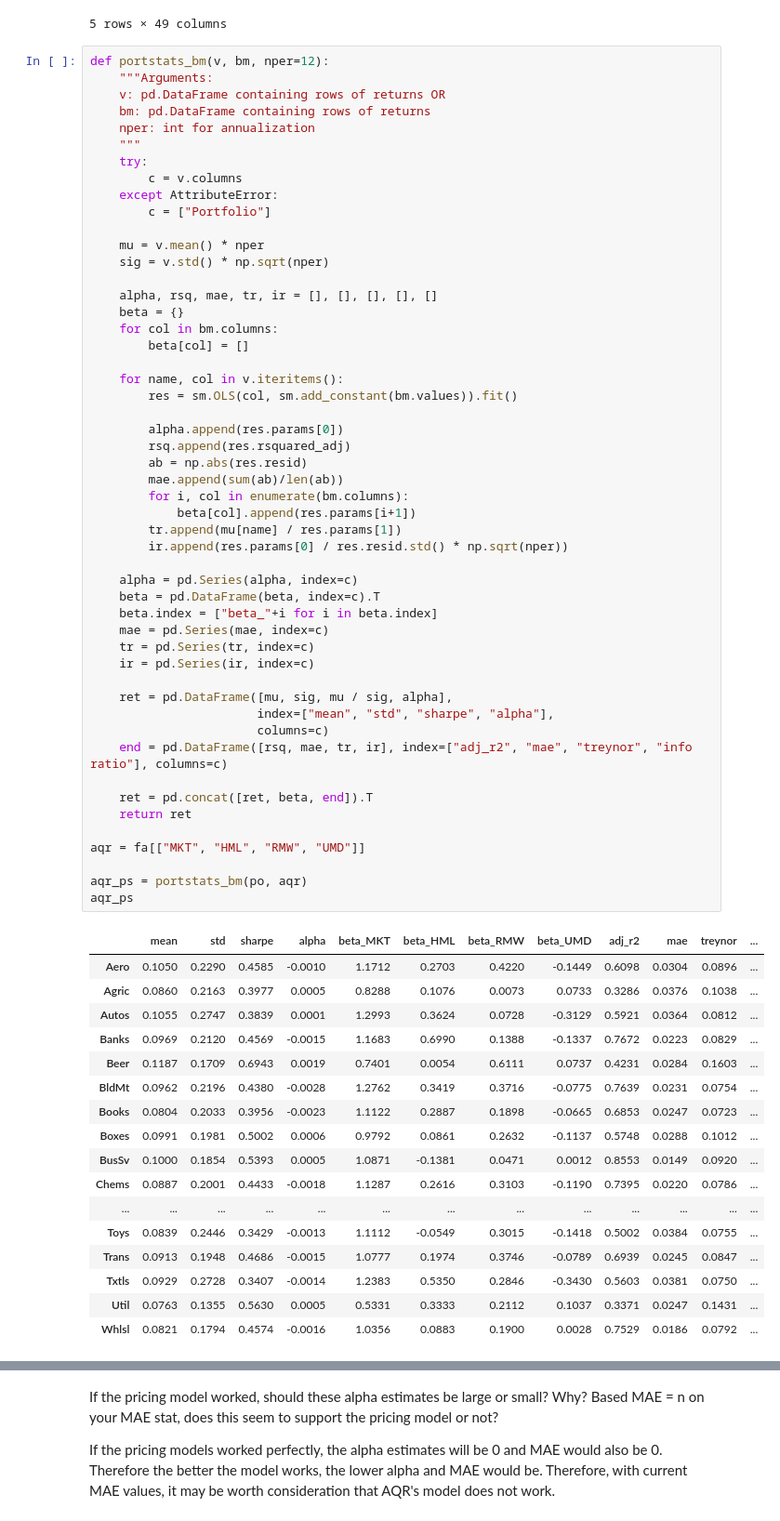
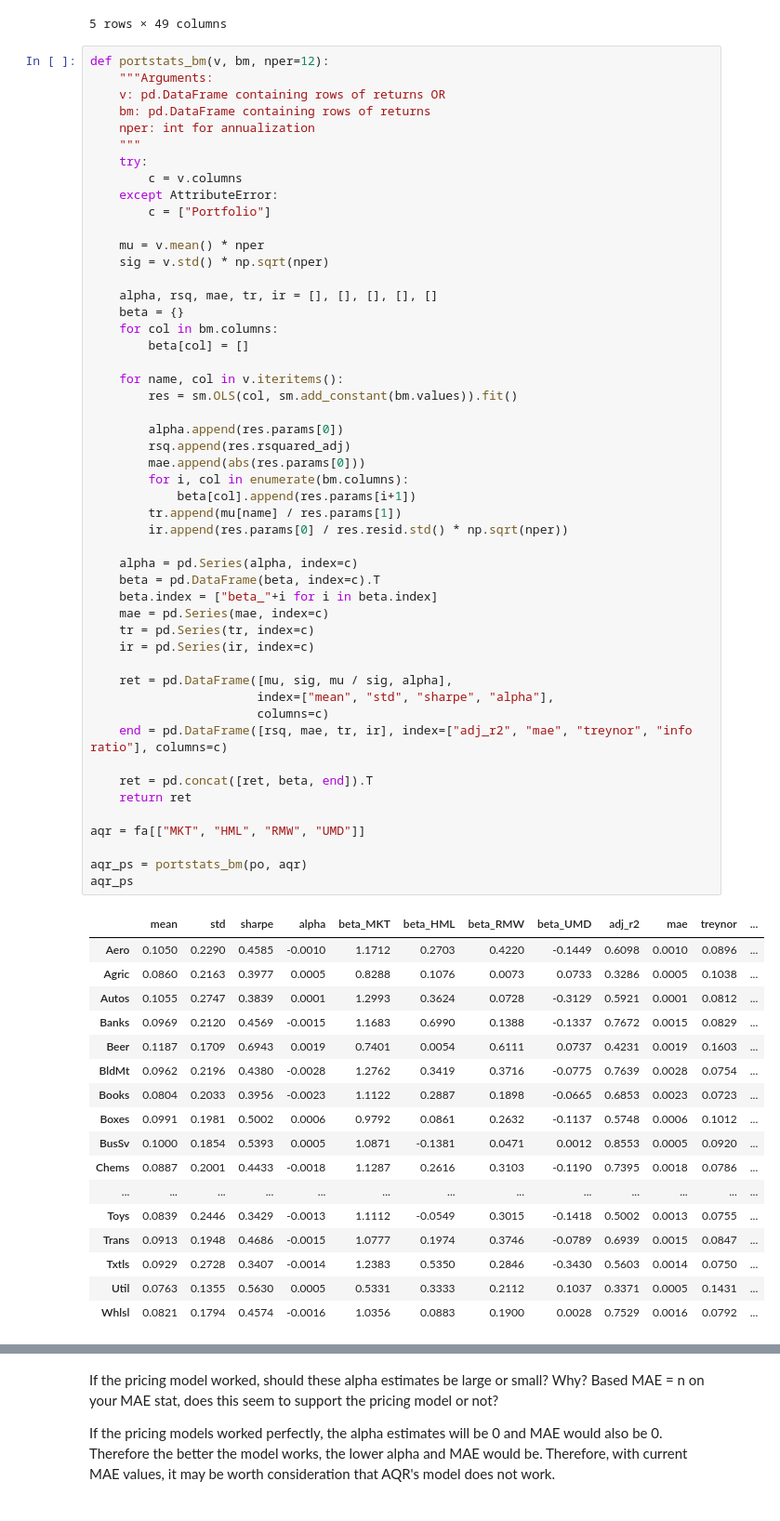
Before and after one commit to philipwlee/portrisk, a Jupyter notebook: hw5/hw5.ipynb, the cells around one changed output, grey strips where cells are left out. Shown at 93% size. Drawn from its saved outputs; the diff is of its cells as text.

```diff
--- a/hw5/hw5.ipynb
+++ b/hw5/hw5.ipynb
@@ -326,51 +338,50 @@ def portstats_bm(v, bm, nper=12):
         res = sm.OLS(col, sm.add_constant(bm.values)).fit()
 
         alpha.append(res.params[0])
         rsq.append(res.rsquared_adj)
-        ab = np.abs(res.resid)
-        mae.append(sum(ab)/len(ab))
+        mae.append(abs(res.params[0]))
         for i, col in enumerate(bm.columns):
             beta[col].append(res.params[i+1])
         tr.append(mu[name] / res.params[1])
         ir.append(res.params[0] / res.resid.std() * np.sqrt(nper))
 
     alpha = pd.Series(alpha, index=c)
     beta = pd.DataFrame(beta, index=c).T
     beta.index = ["beta_"+i for i in beta.index]
     mae = pd.Series(mae, index=c)
     tr = pd.Series(tr, index=c)
     ir = pd.Series(ir, index=c)
 
     ret = pd.DataFrame([mu, sig, mu / sig, alpha],
                        index=["mean", "std", "sharpe", "alpha"],
                        columns=c)
     end = pd.DataFrame([rsq, mae, tr, ir], index=["adj_r2", "mae", "treynor", "info ratio"], columns=c)
 
     ret = pd.concat([ret, beta, end]).T
     return ret
 
 aqr = fa[["MKT", "HML", "RMW", "UMD"]]
 
 aqr_ps = portstats_bm(po, aqr)
 aqr_ps
 # %% [output]
 |  | mean | std | sharpe | alpha | beta_MKT | beta_HML | beta_RMW | beta_UMD | adj_r2 | mae | treynor | ... |
-| Aero | 0.1050 | 0.2290 | 0.4585 | -0.0010 | 1.1712 | 0.2703 | 0.4220 | -0.1449 | 0.6098 | 0.0304 | 0.0896 | ... |
-| Agric | 0.0860 | 0.2163 | 0.3977 | 0.0005 | 0.8288 | 0.1076 | 0.0073 | 0.0733 | 0.3286 | 0.0376 | 0.1038 | ... |
-| Autos | 0.1055 | 0.2747 | 0.3839 | 0.0001 | 1.2993 | 0.3624 | 0.0728 | -0.3129 | 0.5921 | 0.0364 | 0.0812 | ... |
-| Banks | 0.0969 | 0.2120 | 0.4569 | -0.0015 | 1.1683 | 0.6990 | 0.1388 | -0.1337 | 0.7672 | 0.0223 | 0.0829 | ... |
-| Beer | 0.1187 | 0.1709 | 0.6943 | 0.0019 | 0.7401 | 0.0054 | 0.6111 | 0.0737 | 0.4231 | 0.0284 | 0.1603 | ... |
-| BldMt | 0.0962 | 0.2196 | 0.4380 | -0.0028 | 1.2762 | 0.3419 | 0.3716 | -0.0775 | 0.7639 | 0.0231 | 0.0754 | ... |
-| Books | 0.0804 | 0.2033 | 0.3956 | -0.0023 | 1.1122 | 0.2887 | 0.1898 | -0.0665 | 0.6853 | 0.0247 | 0.0723 | ... |
-| Boxes | 0.0991 | 0.1981 | 0.5002 | 0.0006 | 0.9792 | 0.0861 | 0.2632 | -0.1137 | 0.5748 | 0.0288 | 0.1012 | ... |
-| BusSv | 0.1000 | 0.1854 | 0.5393 | 0.0005 | 1.0871 | -0.1381 | 0.0471 | 0.0012 | 0.8553 | 0.0149 | 0.0920 | ... |
-| Chems | 0.0887 | 0.2001 | 0.4433 | -0.0018 | 1.1287 | 0.2616 | 0.3103 | -0.1190 | 0.7395 | 0.0220 | 0.0786 | ... |
+| Aero | 0.1050 | 0.2290 | 0.4585 | -0.0010 | 1.1712 | 0.2703 | 0.4220 | -0.1449 | 0.6098 | 0.0010 | 0.0896 | ... |
+| Agric | 0.0860 | 0.2163 | 0.3977 | 0.0005 | 0.8288 | 0.1076 | 0.0073 | 0.0733 | 0.3286 | 0.0005 | 0.1038 | ... |
+| Autos | 0.1055 | 0.2747 | 0.3839 | 0.0001 | 1.2993 | 0.3624 | 0.0728 | -0.3129 | 0.5921 | 0.0001 | 0.0812 | ... |
+| Banks | 0.0969 | 0.2120 | 0.4569 | -0.0015 | 1.1683 | 0.6990 | 0.1388 | -0.1337 | 0.7672 | 0.0015 | 0.0829 | ... |
+| Beer | 0.1187 | 0.1709 | 0.6943 | 0.0019 | 0.7401 | 0.0054 | 0.6111 | 0.0737 | 0.4231 | 0.0019 | 0.1603 | ... |
+| BldMt | 0.0962 | 0.2196 | 0.4380 | -0.0028 | 1.2762 | 0.3419 | 0.3716 | -0.0775 | 0.7639 | 0.0028 | 0.0754 | ... |
+| Books | 0.0804 | 0.2033 | 0.3956 | -0.0023 | 1.1122 | 0.2887 | 0.1898 | -0.0665 | 0.6853 | 0.0023 | 0.0723 | ... |
+| Boxes | 0.0991 | 0.1981 | 0.5002 | 0.0006 | 0.9792 | 0.0861 | 0.2632 | -0.1137 | 0.5748 | 0.0006 | 0.1012 | ... |
+| BusSv | 0.1000 | 0.1854 | 0.5393 | 0.0005 | 1.0871 | -0.1381 | 0.0471 | 0.0012 | 0.8553 | 0.0005 | 0.0920 | ... |
+| Chems | 0.0887 | 0.2001 | 0.4433 | -0.0018 | 1.1287 | 0.2616 | 0.3103 | -0.1190 | 0.7395 | 0.0018 | 0.0786 | ... |
 | ... | ... | ... | ... | ... | ... | ... | ... | ... | ... | ... | ... | ... |
-| Toys | 0.0839 | 0.2446 | 0.3429 | -0.0013 | 1.1112 | -0.0549 | 0.3015 | -0.1418 | 0.5002 | 0.0384 | 0.0755 | ... |
-| Trans | 0.0913 | 0.1948 | 0.4686 | -0.0015 | 1.0777 | 0.1974 | 0.3746 | -0.0789 | 0.6939 | 0.0245 | 0.0847 | ... |
-| Txtls | 0.0929 | 0.2728 | 0.3407 | -0.0014 | 1.2383 | 0.5350 | 0.2846 | -0.3430 | 0.5603 | 0.0381 | 0.0750 | ... |
-| Util | 0.0763 | 0.1355 | 0.5630 | 0.0005 | 0.5331 | 0.3333 | 0.2112 | 0.1037 | 0.3371 | 0.0247 | 0.1431 | ... |
-| Whlsl | 0.0821 | 0.1794 | 0.4574 | -0.0016 | 1.0356 | 0.0883 | 0.1900 | 0.0028 | 0.7529 | 0.0186 | 0.0792 | ... |
+| Toys | 0.0839 | 0.2446 | 0.3429 | -0.0013 | 1.1112 | -0.0549 | 0.3015 | -0.1418 | 0.5002 | 0.0013 | 0.0755 | ... |
+| Trans | 0.0913 | 0.1948 | 0.4686 | -0.0015 | 1.0777 | 0.1974 | 0.3746 | -0.0789 | 0.6939 | 0.0015 | 0.0847 | ... |
+| Txtls | 0.0929 | 0.2728 | 0.3407 | -0.0014 | 1.2383 | 0.5350 | 0.2846 | -0.3430 | 0.5603 | 0.0014 | 0.0750 | ... |
+| Util | 0.0763 | 0.1355 | 0.5630 | 0.0005 | 0.5331 | 0.3333 | 0.2112 | 0.1037 | 0.3371 | 0.0005 | 0.1431 | ... |
+| Whlsl | 0.0821 | 0.1794 | 0.4574 | -0.0016 | 1.0356 | 0.0883 | 0.1900 | 0.0028 | 0.7529 | 0.0016 | 0.0792 | ... |
 # %%
 mae_mean = (aqr_ps["mae"] / aqr_ps["mean"]).mean()
 print(f"The proportion of return driven by MAE is {mae_mean:.4f}")
```
Also changed, not shown: parts of 7 cells of this notebook.
